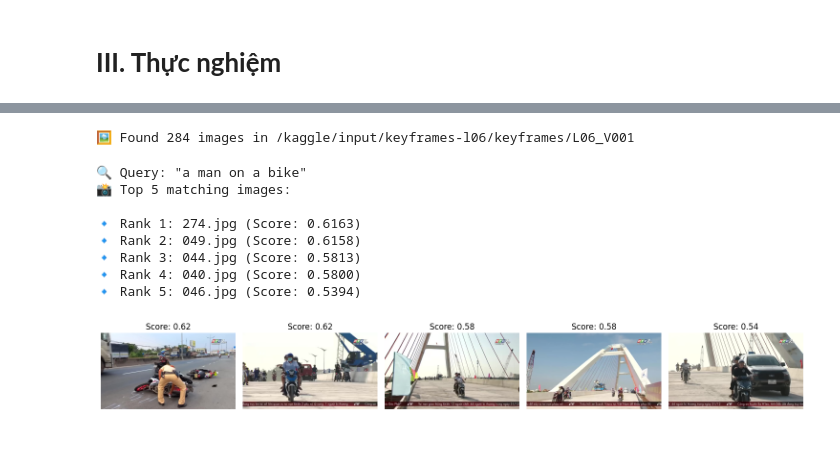
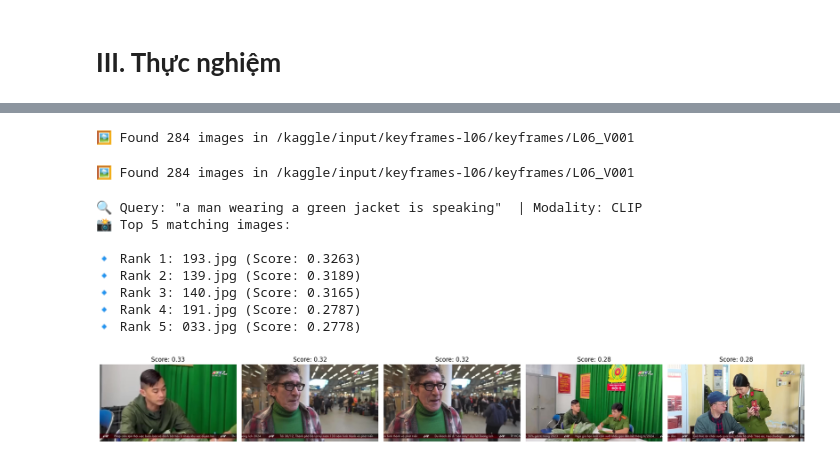
Before and after one commit to trlhvinh04/FSDS-AIC, a Jupyter notebook: evaluate_caption_embeddings.ipynb, the cells around one changed output, grey strips where cells are left out. Drawn from its saved outputs; the diff is of its cells as text; code cells hidden in the pictures.

Commit message:
update evaluate_caption_embeddings.py

```diff
--- a/evaluate_caption_embeddings.ipynb
+++ b/evaluate_caption_embeddings.ipynb
@@ -1539,18 +1414,20 @@ image_files = sorted([
     f for f in os.listdir(image_folder)
     if f.lower().endswith((".jpg", ".jpeg", ".png"))
 ])
-embeddings = generate_caption_embeddings(image_folder)
-
-# Step 2: Run search
-search_similar_images("a man on a bike", embeddings, image_files, image_folder, top_k=5)
+caption_embeds = generate_caption_embeddings(
+    image_folder=image_folder,
+    batch_size=8,
+    feature_extractor=feature_extractor,
+    tokenizer=caption_tokenizer,
+    caption_model=caption_model,
+    embedder=embedder
+)
+clip_embeds = generate_image_embeddings(
+    image_folder=image_folder,
+    batch_size=8,
+    model=clip_model,
+    preprocess=preprocess
+)
 # %% [output]
 🖼️ Found 284 images in /kaggle/input/keyframes-l06/keyframes/L06_V001
-🔍 Query: "a man on a bike"
-📸 Top 5 matching images:
-
-🔹 Rank 1: 274.jpg (Score: 0.6163)
-🔹 Rank 2: 049.jpg (Score: 0.6158)
-🔹 Rank 3: 044.jpg (Score: 0.5813)
-🔹 Rank 4: 040.jpg (Score: 0.5800)
-🔹 Rank 5: 046.jpg (Score: 0.5394)
+🖼️ Found 284 images in /kaggle/input/keyframes-l06/keyframes/L06_V001
-[figure, removed]
@@ -1556,0 +1520,24 @@ search_similar_images("a man on a bike", embeddings, image_files, image_folder,
+# %%
+query = "a man wearing a green jacket is speaking"
+# %%
+search_similar_images(
+    query=query,
+    clip_embeddings=clip_embeds,
+    caption_embeddings=caption_embeds,
+    image_files=image_files,
+    image_folder=image_folder,
+    modality="clip",
+    tokenizer=clip_tokenizer,
+    clip_model=clip_model,
+    embedder=embedder
+)
+# %% [output]
+🔍 Query: "a man wearing a green jacket is speaking"  | Modality: CLIP
+📸 Top 5 matching images:
+
+🔹 Rank 1: 193.jpg (Score: 0.3263)
+🔹 Rank 2: 139.jpg (Score: 0.3189)
+🔹 Rank 3: 140.jpg (Score: 0.3165)
+🔹 Rank 4: 191.jpg (Score: 0.2787)
+🔹 Rank 5: 033.jpg (Score: 0.2778)
+[figure, added]
```
Also changed, not shown: parts of 14 cells of this notebook, 1 other file.
